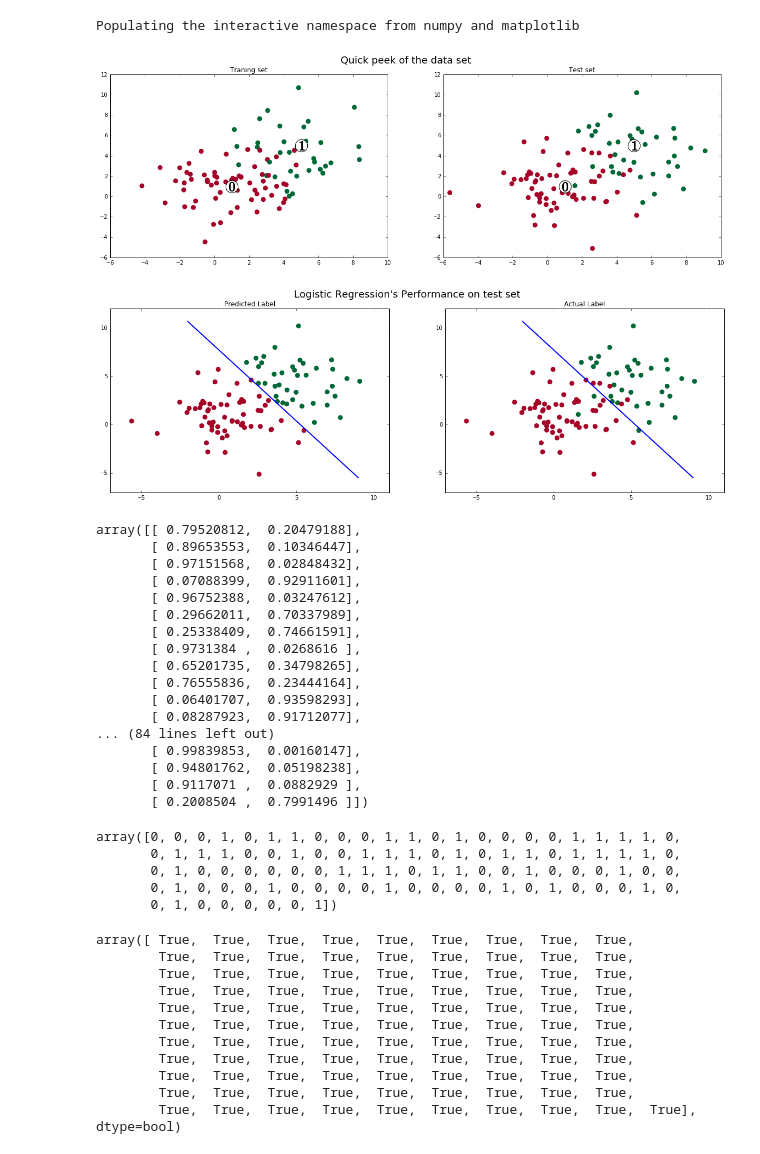
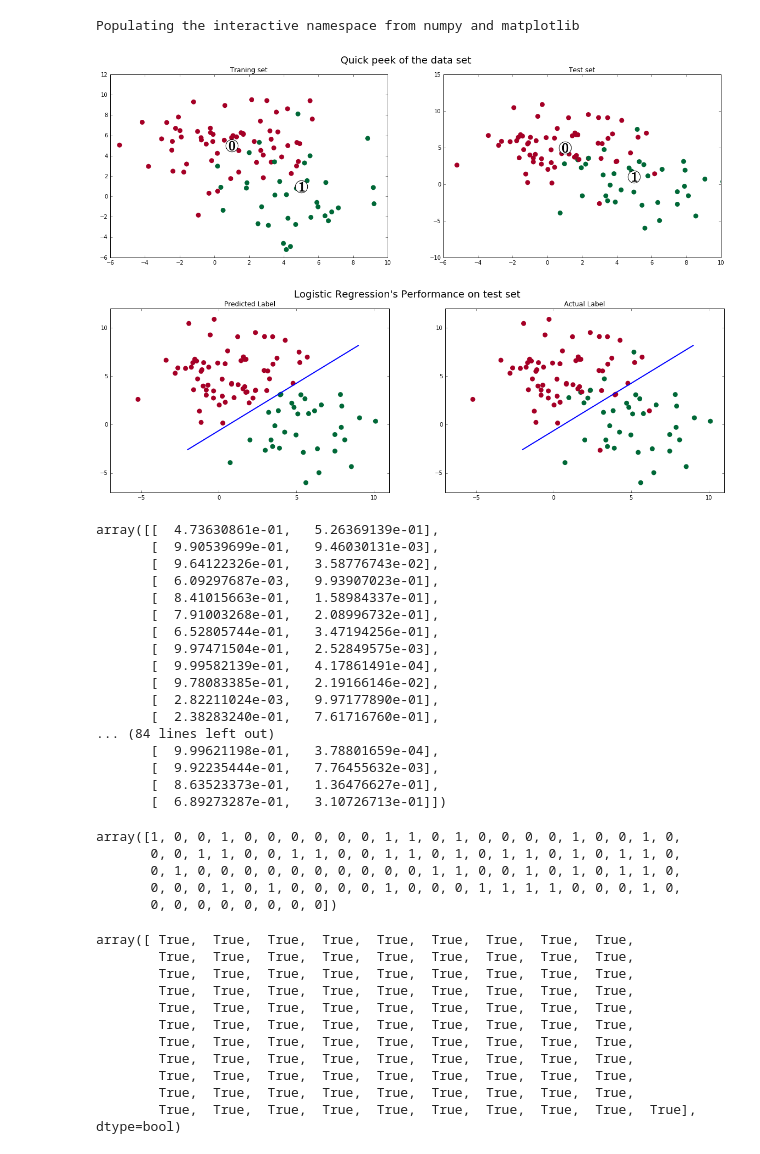
Before and after one commit to Fomyther/ADS_2016, a Jupyter notebook: Lab/Session08_Practice_Solution.ipynb, the cells around one changed output. Saved outputs shown, nothing was run; the diff lists cells and outputs as text; code cells hidden in the pictures.

```diff
--- a/Lab/Session08_Practice_Solution.ipynb
+++ b/Lab/Session08_Practice_Solution.ipynb
@@ -75,31 +75,30 @@ Populating the interactive namespace from numpy and matplotlib
 # %%
 pylab.rcParams['image.cmap'] = 'RdYlGn'
 # %%
-# generate some random 2d data points around two centroid points (1,1) and (6,6)
-# classified based on which of the centroids was used, (1,1) label 0 and (6,6) with label 1
+# generate some random 2d data points around two centroid points (1,5) and (5,1)
+# classified based on which of the centroids was used, (1,5) label 0 and (5,1) with label 1
 n = 100
 random.seed(2016)
 label = np.random.binomial(1, 0.4, size = 2*n)  # Bernoulli is binomial with n = 1
-x = np.array([1,5])[label] + np.random.normal(0, 2, size = 2*n)
-y = np.array([1,5])[label] + np.random.normal(0, 2, size = 2*n)
+x = np.array([1,5])[label] + np.random.normal(0, 2.5, size = 2*n)
+y = np.array([5,1])[label] + np.random.normal(0, 2.5, size = 2*n)
 
 #visualization
 fig1 = plt.figure(figsize = (20,6))
 plt.suptitle("Quick peek of the data set", fontsize = 18)
 ax1, ax2 = fig1.add_subplot(121), fig1.add_subplot(122)
 ax1.scatter(x[:n], y[:n], lw = 0, s = 80, c = label[:n])
 ax2.scatter(x[n:], y[n:], lw = 0, s = 80, c = label[n:])
 ax1.set(title = 'Traning set', xlim = [-6,10])
 ax2.set(title = 'Test set', xlim = [-6,10])
 
-center = [1,5]
-ax1.scatter(center, center, marker='o', c="w", s=500)
-ax2.scatter(center, center, marker='o', c="w", s=500)
-for i, c in enumerate(center):
-    ax1.scatter(c, c, marker='$%d$'%i, s=280, color = 'k')
-    ax2.scatter(c, c, marker='$%d$'%i, s=280, color = 'k')
+ax1.scatter([1,5], [5,1], marker='o', c="w", s=500)
+ax2.scatter([1,5], [5,1], marker='o', c="w", s=500)
+for i, c in enumerate([1,5]):
+    ax1.scatter(c, 6-c, marker='$%d$'%i, s=280, color = 'k')
+    ax2.scatter(c, 6-c, marker='$%d$'%i, s=280, color = 'k')
 # %% [output]
-[figure, old version]
+[figure, new version]
 # %%
 #learn logistic regression over the training sample
 logit = LogisticRegression(C=1e6)
@@ -128,36 +127,36 @@ ax1.scatter(x[n:], y[n:], lw = 0, s = 80, c = labelPred)
 ax2.scatter(x[n:], y[n:], lw = 0, s = 80, c = labelActual)
 plt.show()
 # %% [output]
-[figure, old version]
+[figure, new version]
 # %%
 logitProbability = logit.predict_proba(np.c_[x[n:], y[n:]])
 logitProbability
 # %% [output]
-array([[ 0.79520812,  0.20479188],
-       [ 0.89653553,  0.10346447],
-       [ 0.97151568,  0.02848432],
-       [ 0.07088399,  0.92911601],
-       [ 0.96752388,  0.03247612],
-       [ 0.29662011,  0.70337989],
-       [ 0.25338409,  0.74661591],
-       [ 0.9731384 ,  0.0268616 ],
-       [ 0.65201735,  0.34798265],
-       [ 0.76555836,  0.23444164],
-       [ 0.06401707,  0.93598293],
-       [ 0.08287923,  0.91712077],
+array([[  4.73630861e-01,   5.26369139e-01],
+       [  9.90539699e-01,   9.46030131e-03],
+       [  9.64122326e-01,   3.58776743e-02],
+       [  6.09297687e-03,   9.93907023e-01],
+       [  8.41015663e-01,   1.58984337e-01],
+       [  7.91003268e-01,   2.08996732e-01],
+       [  6.52805744e-01,   3.47194256e-01],
+       [  9.97471504e-01,   2.52849575e-03],
+       [  9.99582139e-01,   4.17861491e-04],
+       [  9.78083385e-01,   2.19166146e-02],
+       [  2.82211024e-03,   9.97177890e-01],
+       [  2.38283240e-01,   7.61716760e-01],
 ... (84 lines left out)
-       [ 0.99839853,  0.00160147],
-       [ 0.94801762,  0.05198238],
-       [ 0.9117071 ,  0.0882929 ],
-       [ 0.2008504 ,  0.7991496 ]])
+       [  9.99621198e-01,   3.78801659e-04],
+       [  9.92235444e-01,   7.76455632e-03],
+       [  8.63523373e-01,   1.36476627e-01],
+       [  6.89273287e-01,   3.10726713e-01]])
 # %%
 logitProbability.argmax(1)
 # %% [output]
-array([0, 0, 0, 1, 0, 1, 1, 0, 0, 0, 1, 1, 0, 1, 0, 0, 0, 0, 1, 1, 1, 1, 0,
-       0, 1, 1, 1, 0, 0, 1, 0, 0, 1, 1, 1, 0, 1, 0, 1, 1, 0, 1, 1, 1, 1, 0,
-       0, 1, 0, 0, 0, 0, 0, 0, 1, 1, 1, 0, 1, 1, 0, 0, 1, 0, 0, 0, 1, 0, 0,
-       0, 1, 0, 0, 0, 1, 0, 0, 0, 0, 1, 0, 0, 0, 0, 1, 0, 1, 0, 0, 0, 1, 0,
-       0, 1, 0, 0, 0, 0, 0, 1])
+array([1, 0, 0, 1, 0, 0, 0, 0, 0, 0, 1, 1, 0, 1, 0, 0, 0, 0, 1, 0, 0, 1, 0,
+       0, 0, 1, 1, 0, 0, 1, 1, 0, 0, 1, 1, 0, 1, 0, 1, 1, 0, 1, 0, 1, 1, 0,
+       0, 1, 0, 0, 0, 0, 0, 0, 0, 0, 0, 0, 1, 1, 0, 0, 1, 0, 1, 0, 1, 1, 0,
+       0, 0, 0, 1, 0, 1, 0, 0, 0, 0, 1, 0, 0, 0, 1, 1, 1, 1, 0, 0, 0, 1, 0,
+       0, 0, 0, 0, 0, 0, 0, 0])
 # %%
 # This is how predicted label was created--maximum likelihood
 logitProbability.argmax(1) == labelPred
```
Also changed, not shown: parts of 13 cells of this notebook.
